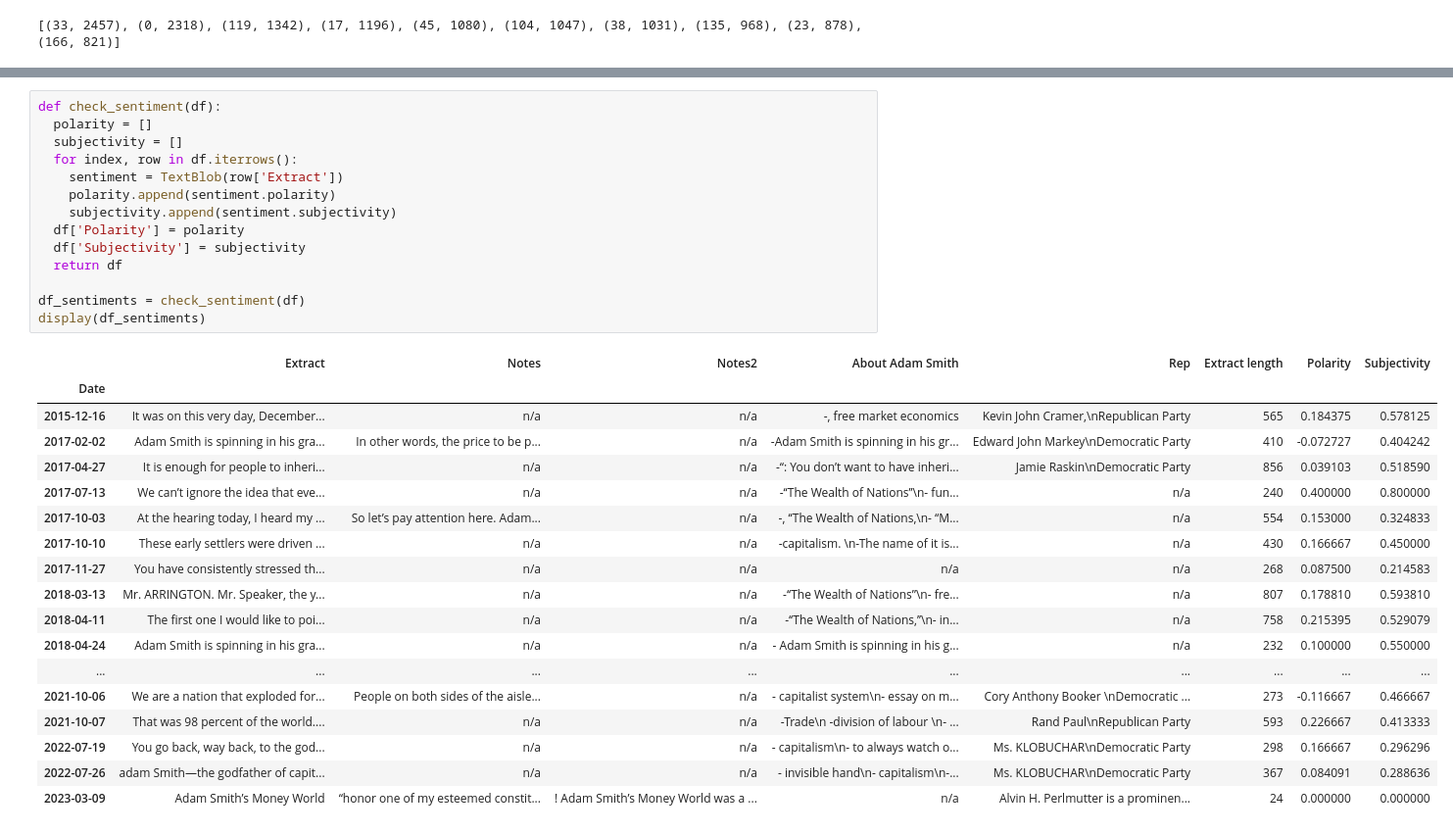
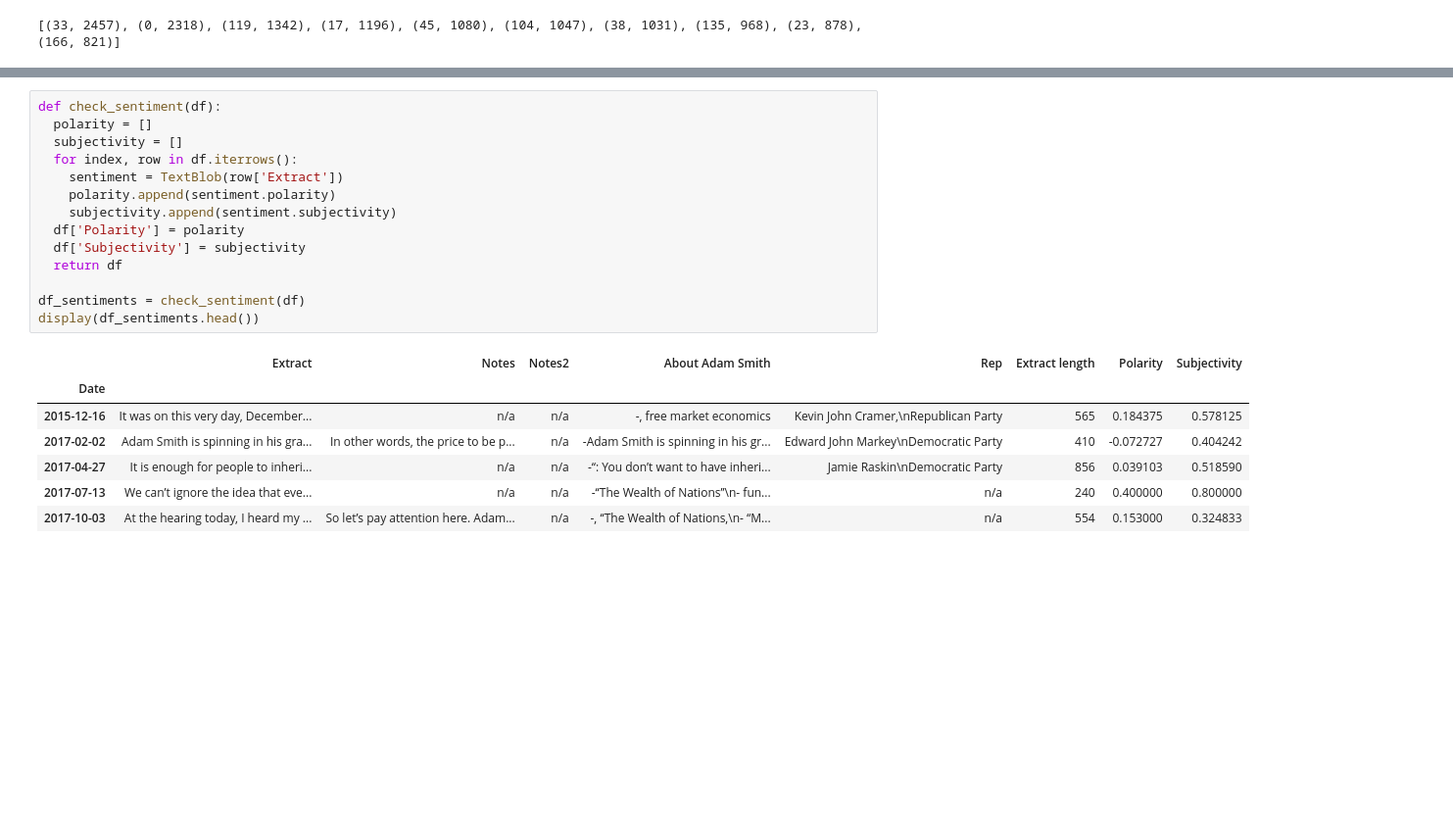
Before and after one commit to yuliiabosher/Adam_Smith_project, a Jupyter notebook: Visualisations.ipynb, the cells around one changed output, grey strips where cells are left out. Shown at 98% size. Cells and saved outputs as stored; diff of their text form; blank space fills up the shorter version.

```diff
--- a/Visualisations.ipynb
+++ b/Visualisations.ipynb
@@ -214,36 +204,25 @@ display(df)
 # %%
 def check_sentiment(df):
   polarity = []
   subjectivity = []
   for index, row in df.iterrows():
     sentiment = TextBlob(row['Extract'])
     polarity.append(sentiment.polarity)
     subjectivity.append(sentiment.subjectivity)
   df['Polarity'] = polarity
   df['Subjectivity'] = subjectivity
   return df
 
 df_sentiments = check_sentiment(df)
-display(df_sentiments)
+display(df_sentiments.head())
 # %% [output]
 |  | Extract | Notes | Notes2 | About Adam Smith | Rep | Extract length | Polarity | Subjectivity |
 | Date |  |  |  |  |  |  |  |  |
 | 2015-12-16 | It was on this very day, December... | n/a | n/a | -, free market economics | Kevin John Cramer,\nRepublican Party | 565 | 0.184375 | 0.578125 |
 | 2017-02-02 | Adam Smith is spinning in his gra... | In other words, the price to be p... | n/a | -Adam Smith is spinning in his gr... | Edward John Markey\nDemocratic Party | 410 | -0.072727 | 0.404242 |
 | 2017-04-27 | It is enough for people to inheri... | n/a | n/a | -“: You don’t want to have inheri... | Jamie Raskin\nDemocratic Party | 856 | 0.039103 | 0.518590 |
 | 2017-07-13 | We can’t ignore the idea that eve... | n/a | n/a | -‘‘The Wealth of Nations’’\n- fun... | n/a | 240 | 0.400000 | 0.800000 |
 | 2017-10-03 | At the hearing today, I heard my ... | So let’s pay attention here. Adam... | n/a | -, ‘‘The Wealth of Nations,\n- “M... | n/a | 554 | 0.153000 | 0.324833 |
-| 2017-10-10 | These early settlers were driven ... | n/a | n/a | -capitalism. \n-The name of it is... | n/a | 430 | 0.166667 | 0.450000 |
-| 2017-11-27 | You have consistently stressed th... | n/a | n/a | n/a | n/a | 268 | 0.087500 | 0.214583 |
-| 2018-03-13 | Mr. ARRINGTON. Mr. Speaker, the y... | n/a | n/a | -‘‘The Wealth of Nations’’\n- fre... | n/a | 807 | 0.178810 | 0.593810 |
-| 2018-04-11 | The first one I would like to poi... | n/a | n/a | -‘‘The Wealth of Nations,’’\n- in... | n/a | 758 | 0.215395 | 0.529079 |
-| 2018-04-24 | Adam Smith is spinning in his gra... | n/a | n/a | - Adam Smith is spinning in his g... | n/a | 232 | 0.100000 | 0.550000 |
-| ... | ... | ... | ... | ... | ... | ... | ... | ... |
-| 2021-10-06 | We are a nation that exploded for... | People on both sides of the aisle... | n/a | - capitalist system\n- essay on m... | Cory Anthony Booker \nDemocratic ... | 273 | -0.116667 | 0.466667 |
-| 2021-10-07 | That was 98 percent of the world.... | n/a | n/a | -Trade\n -division of labour \n- ... | Rand Paul\nRepublican Party | 593 | 0.226667 | 0.413333 |
-| 2022-07-19 | You go back, way back, to the god... | n/a | n/a | - capitalism\n- to always watch o... | Ms. KLOBUCHAR\nDemocratic Party | 298 | 0.166667 | 0.296296 |
-| 2022-07-26 | adam Smith—the godfather of capit... | n/a | n/a | - invisible hand\n- capitalism\n-... | Ms. KLOBUCHAR\nDemocratic Party | 367 | 0.084091 | 0.288636 |
-| 2023-03-09 | Adam Smith’s Money World | “honor one of my esteemed constit... | ! Adam Smith’s Money World was a ... | n/a | Alvin H. Perlmutter is a prominen... | 24 | 0.000000 | 0.000000 |
 # %%
 def word_cloud(df):
   text = ""
```
Also changed, not shown: parts of 4 cells of this notebook.
